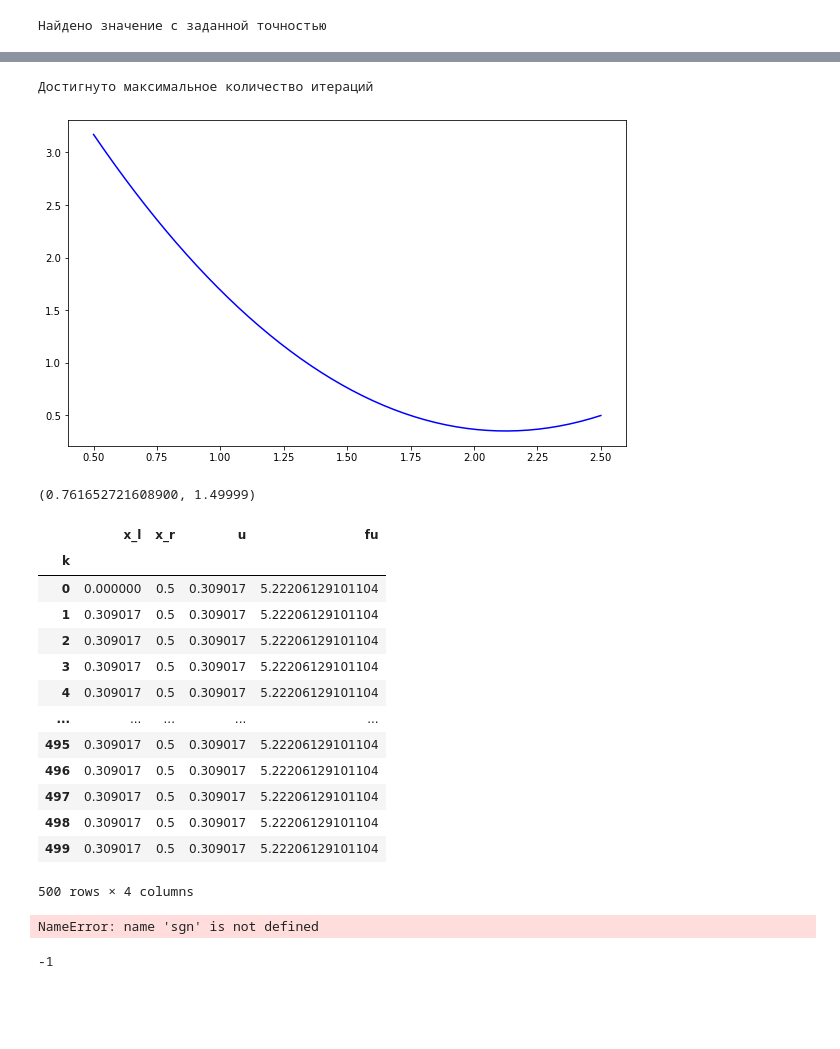
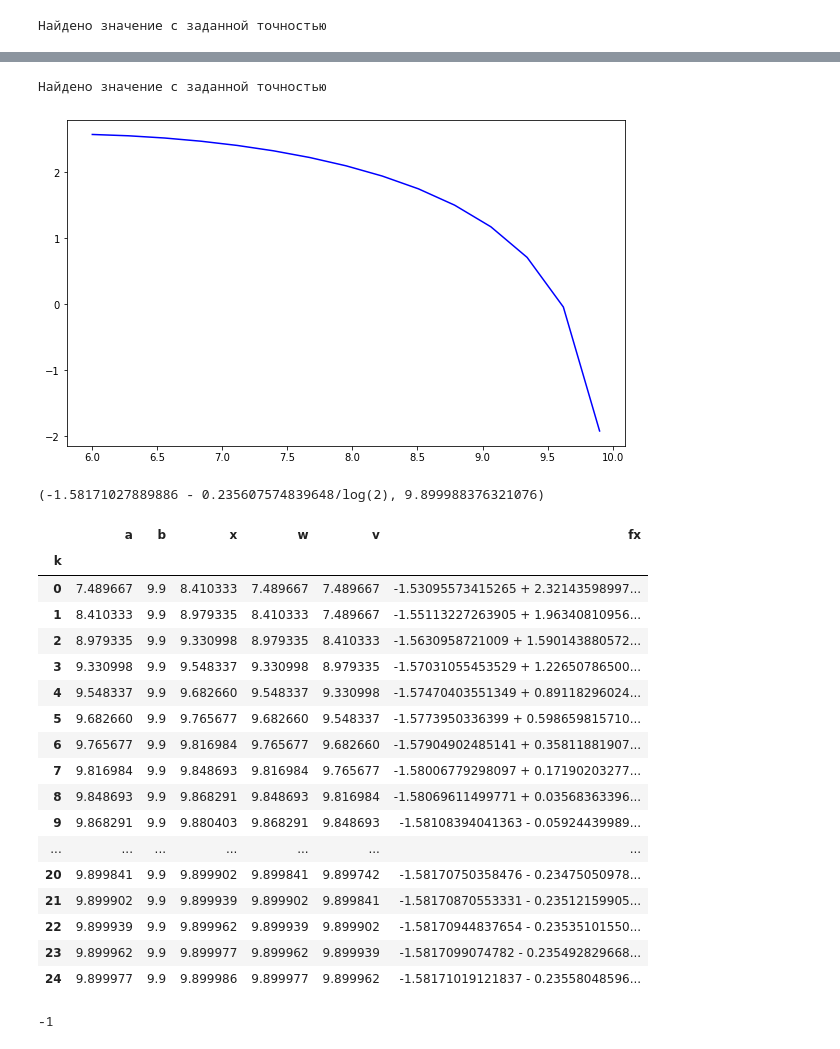
Before and after one commit to M1croZavr/ML_opt, a Jupyter notebook: Untitled.ipynb, the cells around one changed output, grey strips where cells are left out. Saved outputs shown, nothing was run; the diff lists cells and outputs as text; code cells hidden in the pictures; blank space fills up the shorter version.

```diff
--- a/Untitled.ipynb
+++ b/Untitled.ipynb
@@ -36,33 +52,33 @@ f_res, x_res # Правильно
 # %%
-f_res, x_res = optimize.brent_method('0.2x * log(x) + (x - 2.3)^2', 0.5, 2.5, record_info=False, plot=True)
+f_res, x_res, df = optimize.brent_method('(log2(x - 2) + log2(10 - x) - x^0.2)', 6, 9.9, record_info=True, plot=True)
 # %% [output]
-Достигнуто максимальное количество итераций
+Найдено значение с заданной точностью
-[figure, old version]
+[figure, new version]
 # %%
 f_res, x_res
 # %% [output]
-(0.761652721608900, 1.49999)
+(-1.58171027889886 - 0.235607574839648/log(2), 9.899988376321076)
 # %%
 df
 # %% [output]
-|  | x_l | x_r | u | fu |
-| k |  |  |  |  |
-| 0 | 0.000000 | 0.5 | 0.309017 | 5.22206129101104 |
-| 1 | 0.309017 | 0.5 | 0.309017 | 5.22206129101104 |
-| 2 | 0.309017 | 0.5 | 0.309017 | 5.22206129101104 |
-| 3 | 0.309017 | 0.5 | 0.309017 | 5.22206129101104 |
-| 4 | 0.309017 | 0.5 | 0.309017 | 5.22206129101104 |
-| ... | ... | ... | ... | ... |
-| 495 | 0.309017 | 0.5 | 0.309017 | 5.22206129101104 |
-| 496 | 0.309017 | 0.5 | 0.309017 | 5.22206129101104 |
-| 497 | 0.309017 | 0.5 | 0.309017 | 5.22206129101104 |
-| 498 | 0.309017 | 0.5 | 0.309017 | 5.22206129101104 |
-| 499 | 0.309017 | 0.5 | 0.309017 | 5.22206129101104 |
+|  | a | b | x | w | v | fx |
+| k |  |  |  |  |  |  |
+| 0 | 7.489667 | 9.9 | 8.410333 | 7.489667 | 7.489667 | -1.53095573415265 + 2.32143598997... |
+| 1 | 8.410333 | 9.9 | 8.979335 | 8.410333 | 7.489667 | -1.55113227263905 + 1.96340810956... |
+| 2 | 8.979335 | 9.9 | 9.330998 | 8.979335 | 8.410333 | -1.5630958721009 + 1.590143880572... |
+| 3 | 9.330998 | 9.9 | 9.548337 | 9.330998 | 8.979335 | -1.57031055453529 + 1.22650786500... |
+| 4 | 9.548337 | 9.9 | 9.682660 | 9.548337 | 9.330998 | -1.57470403551349 + 0.89118296024... |
+| 5 | 9.682660 | 9.9 | 9.765677 | 9.682660 | 9.548337 | -1.5773950336399 + 0.598659815710... |
+| 6 | 9.765677 | 9.9 | 9.816984 | 9.765677 | 9.682660 | -1.57904902485141 + 0.35811881907... |
+| 7 | 9.816984 | 9.9 | 9.848693 | 9.816984 | 9.765677 | -1.58006779298097 + 0.17190203277... |
+| 8 | 9.848693 | 9.9 | 9.868291 | 9.848693 | 9.816984 | -1.58069611499771 + 0.03568363396... |
+| 9 | 9.868291 | 9.9 | 9.880403 | 9.868291 | 9.848693 | -1.58108394041363 - 0.05924439989... |
+| ... | ... | ... | ... | ... | ... | ... |
+| 20 | 9.899841 | 9.9 | 9.899902 | 9.899841 | 9.899742 | -1.58170750358476 - 0.23475050978... |
+| 21 | 9.899902 | 9.9 | 9.899939 | 9.899902 | 9.899841 | -1.58170870553331 - 0.23512159905... |
+| 22 | 9.899939 | 9.9 | 9.899962 | 9.899939 | 9.899902 | -1.58170944837654 - 0.23535101550... |
+| 23 | 9.899962 | 9.9 | 9.899977 | 9.899962 | 9.899939 | -1.5817099074782 - 0.235492829668... |
+| 24 | 9.899977 | 9.9 | 9.899986 | 9.899977 | 9.899962 | -1.58171019121837 - 0.23558048596... |
-500 rows × 4 columns
-# %%
-math.(-10)
-# %% [output]
-NameError: name 'sgn' is not defined
 # %%
 import math
 # %%
```
Also changed, not shown: parts of 5 cells of this notebook, 2 other files.
